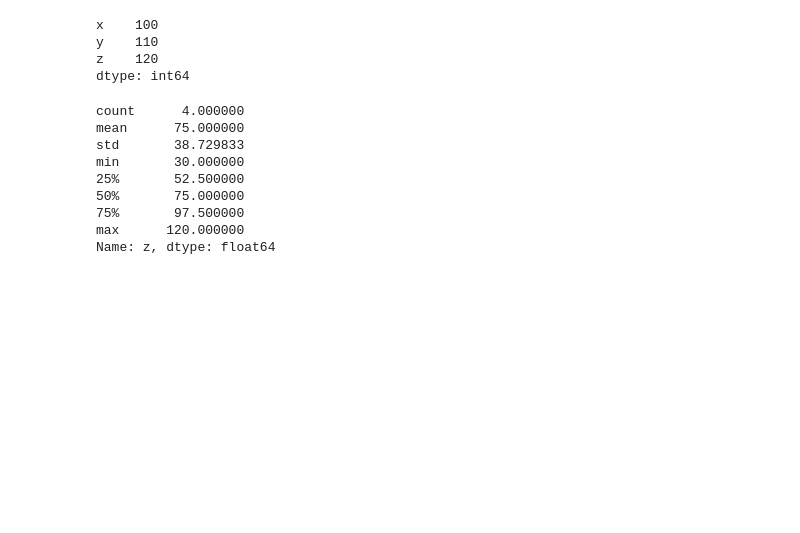
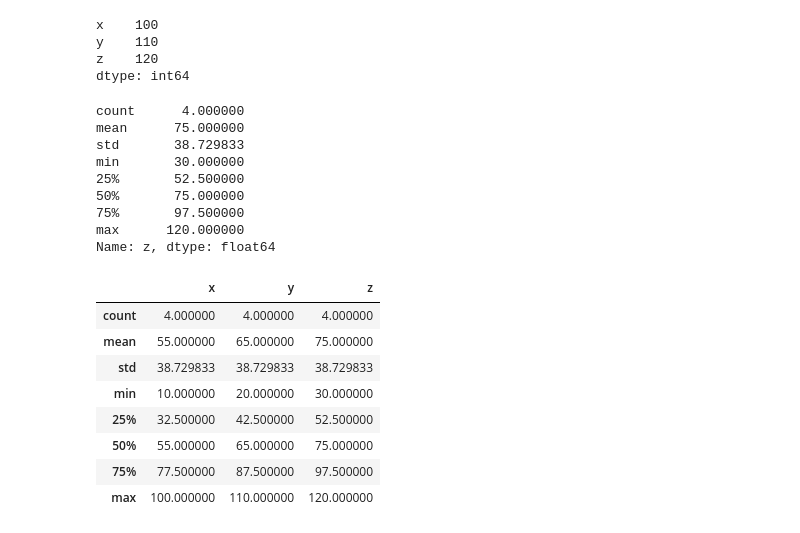
Before and after one commit to reuven/OReilly-PythonData-2026-06, a Jupyter notebook: OReilly-PythonData-2026-06-15.ipynb, the cells around one changed output. Cells and saved outputs as stored; diff of their text form; code cells hidden in the pictures; blank space fills up the shorter version.

```diff
--- a/OReilly-PythonData-2026-06-15.ipynb
+++ b/OReilly-PythonData-2026-06-15.ipynb
@@ -522,3 +522,15 @@ min       30.000000
 75%       97.500000
 max      120.000000
 Name: z, dtype: float64
+# %%
+df.describe()   # get descriptive statistics for every column
+# %% [output]
+|  | x | y | z |
+| count | 4.000000 | 4.000000 | 4.000000 |
+| mean | 55.000000 | 65.000000 | 75.000000 |
+| std | 38.729833 | 38.729833 | 38.729833 |
+| min | 10.000000 | 20.000000 | 30.000000 |
+| 25% | 32.500000 | 42.500000 | 52.500000 |
+| 50% | 55.000000 | 65.000000 | 75.000000 |
+| 75% | 77.500000 | 87.500000 | 97.500000 |
+| max | 100.000000 | 110.000000 | 120.000000 |
```
Also changed, not shown: parts of 3 cells of this notebook.
